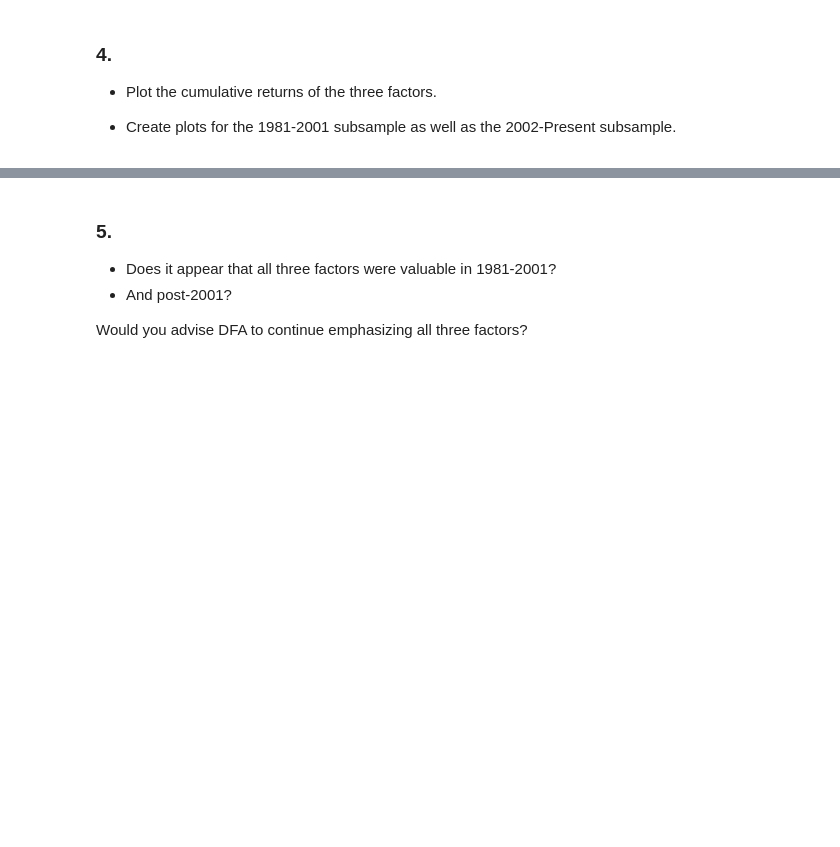
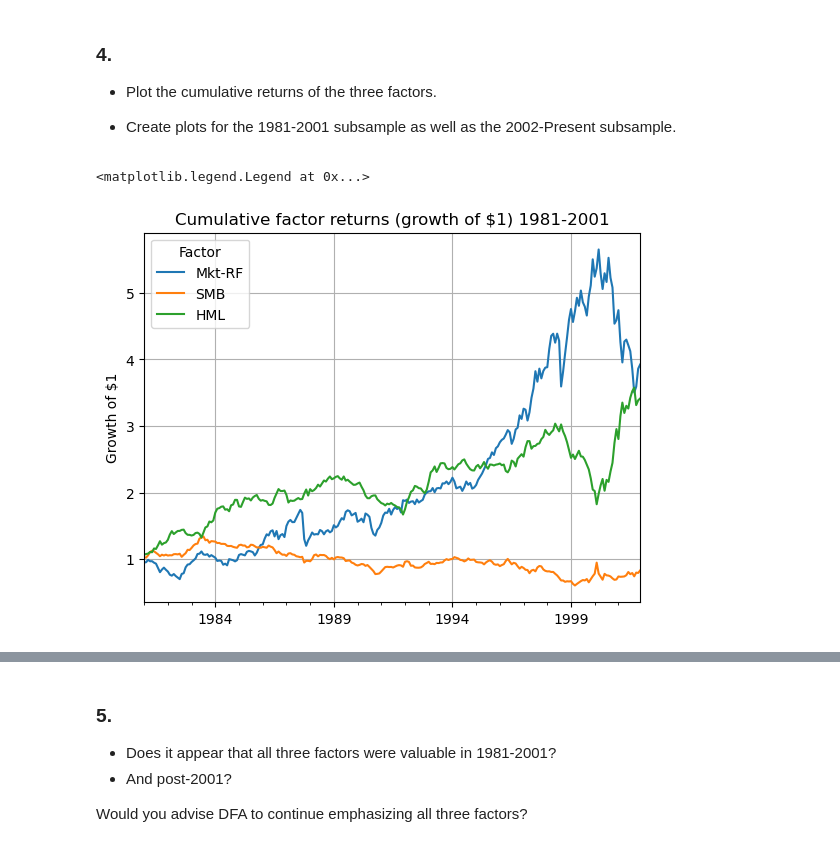
Before and after one commit to amclaugh26/PortfolioHomeworkGroupB, a Jupyter notebook: assignment_4/C.4.0. DFA and Factor Investing.ipynb, the cells around one changed output, grey strips where cells are left out. Saved outputs shown, nothing was run; the diff lists cells and outputs as text; code cells hidden in the pictures; blank space fills up the shorter version.

```diff
--- a/assignment_4/C.4.0. DFA and Factor Investing.ipynb
+++ b/assignment_4/C.4.0. DFA and Factor Investing.ipynb
@@ -32,7 +32,7 @@ from sklearn.linear_model import LinearRegression
 from scipy.stats import norm
 
 #read data
-factors = pd.read_excel("data/dfa_analysis_data.xlsx", sheet_name="factors").drop('RF', axis=1)
+factors = pd.read_excel("data/dfa_analysis_data.xlsx", sheet_name="factors").drop('RF', factor_tot_ret_1981_2001is=1)
 factors.set_index('Date',inplace=True)
 tot_ret = pd.read_excel("data/dfa_analysis_data.xlsx", sheet_name="portfolios (total returns)")
 tot_ret.set_index('Date',inplace=True)
@@ -186,3 +186,13 @@ plot_correlation_matrix(factors_2002_2025)
 * Create plots for the 1981-2001 subsample as well as the 2002-Present subsample.
 # %%
 #TODO
+factor_tot_ret_1981_2001 = (factors_1981_2001+1).cumprod()
+factor_tot_ret_1981_2001.plot()
+plt.title("Cumulative factor returns (growth of $1) 1981-2001")
+plt.ylabel("Growth of $1")
+plt.xlabel("")
+plt.grid(True)
+plt.legend(title="Factor")
+# %% [output]
+<matplotlib.legend.Legend at 0x...>
+[figure, added]
```
Also changed, not shown: parts of 2 cells of this notebook.
